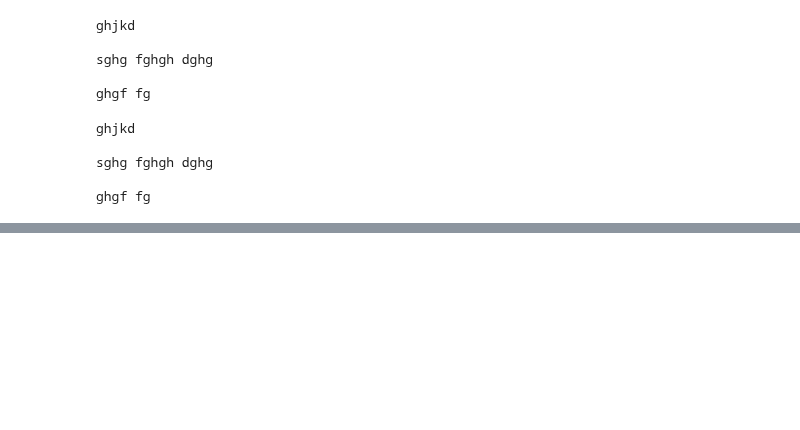
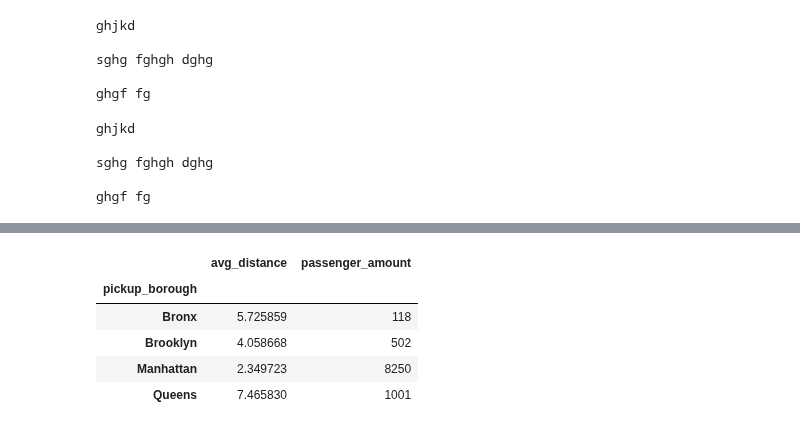
Before and after one commit to gbrs/ipython_notebook_probes, a Jupyter notebook: Probe.ipynb, the cells around one changed output, grey strips where cells are left out. Cells and saved outputs as stored; diff of their text form; code cells hidden in the pictures; blank space fills up the shorter version.

```diff
--- a/Probe.ipynb
+++ b/Probe.ipynb
@@ -805,3 +805,6 @@ ghjkd
 sghg fghgh dghg
 
 ghgf fg
+# %%
+df = sns.load_dataset('taxis')
+df.head()
@@ -807,0 +818,9 @@ ghgf fg
+# %%
+df.groupby('pickup_borough').agg(avg_distance=('distance', 'mean'), passenger_amount=('passengers', 'sum'))
+# %% [output]
+|  | avg_distance | passenger_amount |
+| pickup_borough |  |  |
+| Bronx | 5.725859 | 118 |
+| Brooklyn | 4.058668 | 502 |
+| Manhattan | 2.349723 | 8250 |
+| Queens | 7.465830 | 1001 |
```
Also changed, not shown: parts of 1 cell of this notebook.
